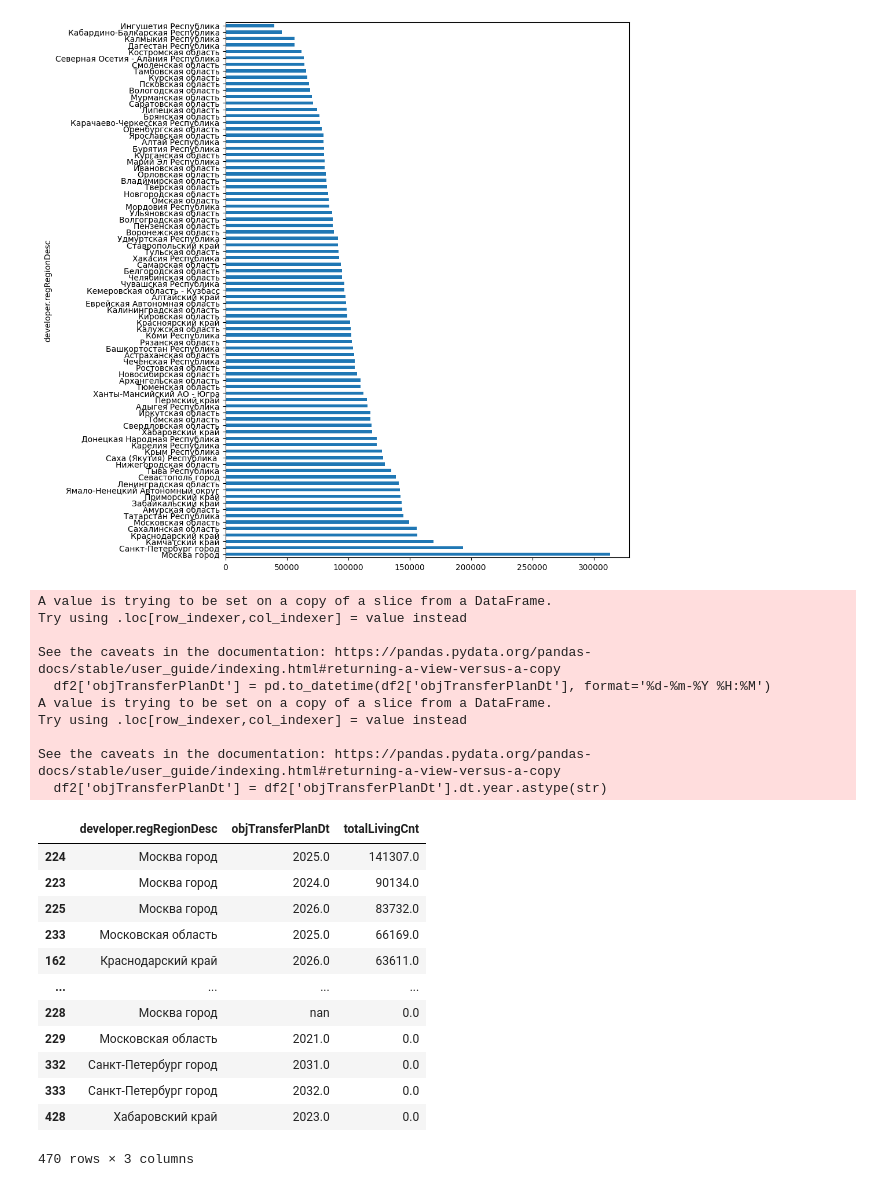
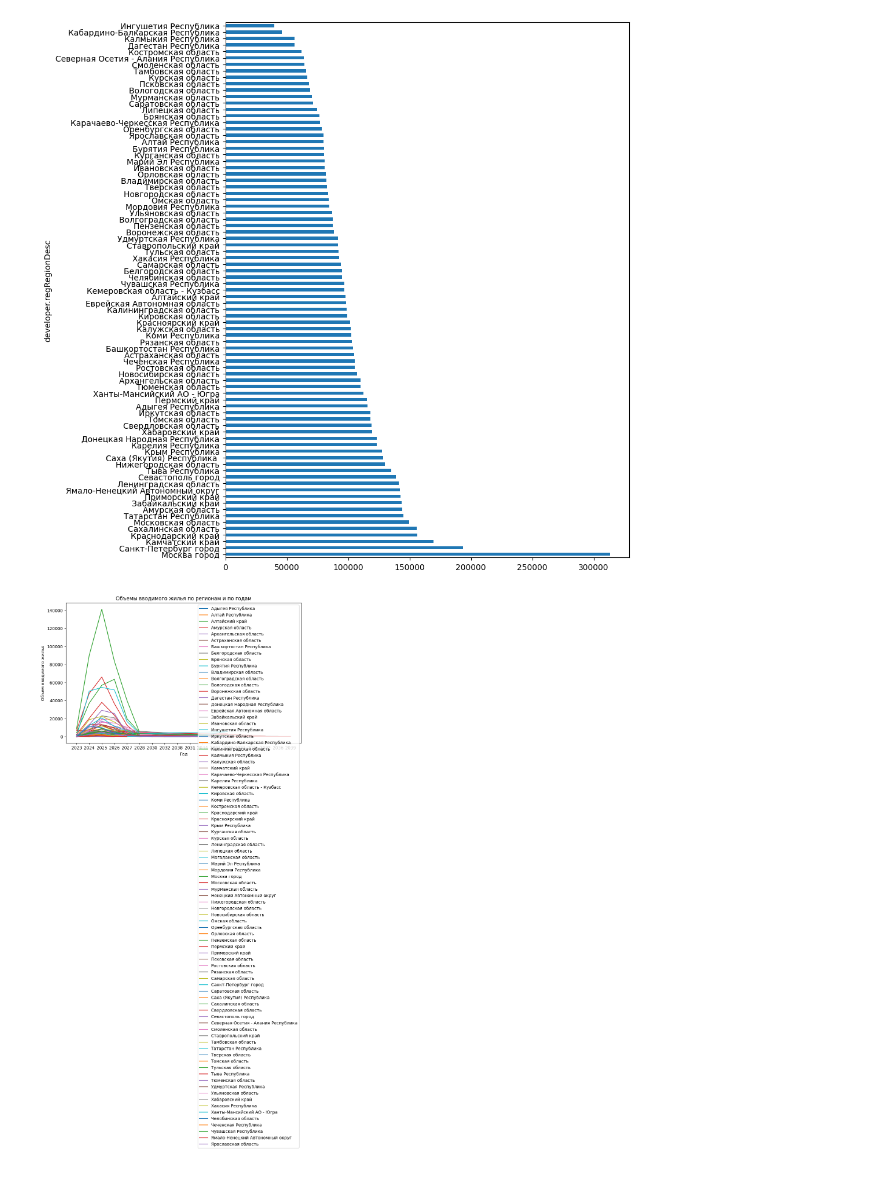
Before and after one commit to Vladislav-7-AV/teach-scool-ds, a Jupyter notebook: Hometask/Task3_dmrf_OOP.ipynb, the cells around one changed output. Saved outputs shown, nothing was run; the diff lists cells and outputs as text; code cells hidden in the pictures.

```diff
--- a/Hometask/Task3_dmrf_OOP.ipynb
+++ b/Hometask/Task3_dmrf_OOP.ipynb
@@ -152,35 +152,15 @@ plt.plot_bar1()
 # %% [output]
 [figure]
 # %%
-df2 = df_dl [['region', 'developer.regRegionDesc', 'objTransferPlanDt', 'objElemLivingCnt' ]]
-df2.dropna (subset=['objTransferPlanDt'])
+df2 = df_dl.dropna (subset=['objTransferPlanDt'])
+df2 = df2[['region', 'developer.regRegionDesc', 'objTransferPlanDt', 'objElemLivingCnt' ]]
 df2['objTransferPlanDt'] = pd.to_datetime(df2['objTransferPlanDt'], format='%d-%m-%Y %H:%M')
 df2['objTransferPlanDt'] = df2['objTransferPlanDt'].dt.year.astype(str)
 df2 = df2.groupby(['developer.regRegionDesc', 'objTransferPlanDt'])['objElemLivingCnt'].sum().reset_index()
 df2.rename(columns={'objElemLivingCnt': 'totalLivingCnt'}, inplace=True)
 df_grouped = df2.groupby(['developer.regRegionDesc', 'objTransferPlanDt'])['totalLivingCnt'].mean().reset_index()
 df_grouped.sort_values(by=['totalLivingCnt', 'developer.regRegionDesc'], ascending=[False, True])
+plt2 = Plotter(df2, df_grouped)
+plt2.plot_bar2()
 # %% [output]
-A value is trying to be set on a copy of a slice from a DataFrame.
-Try using .loc[row_indexer,col_indexer] = value instead
-
-See the caveats in the documentation: https://pandas.pydata.org/pandas-docs/stable/user_guide/indexing.html#returning-a-view-versus-a-copy
-  df2['objTransferPlanDt'] = pd.to_datetime(df2['objTransferPlanDt'], format='%d-%m-%Y %H:%M')
-A value is trying to be set on a copy of a slice from a DataFrame.
-Try using .loc[row_indexer,col_indexer] = value instead
-
-See the caveats in the documentation: https://pandas.pydata.org/pandas-docs/stable/user_guide/indexing.html#returning-a-view-versus-a-copy
-  df2['objTransferPlanDt'] = df2['objTransferPlanDt'].dt.year.astype(str)
-|  | developer.regRegionDesc | objTransferPlanDt | totalLivingCnt |
-| 224 | Москва город | 2025.0 | 141307.0 |
-| 223 | Москва город | 2024.0 | 90134.0 |
-| 225 | Москва город | 2026.0 | 83732.0 |
-| 233 | Московская область | 2025.0 | 66169.0 |
-| 162 | Краснодарский край | 2026.0 | 63611.0 |
-| ... | ... | ... | ... |
-| 228 | Москва город | nan | 0.0 |
-| 229 | Московская область | 2021.0 | 0.0 |
-| 332 | Санкт-Петербург город | 2031.0 | 0.0 |
-| 333 | Санкт-Петербург город | 2032.0 | 0.0 |
-| 428 | Хабаровский край | 2023.0 | 0.0 |
-470 rows × 3 columns
+[figure, added]
```
Also changed, not shown: parts of 2 cells of this notebook.
